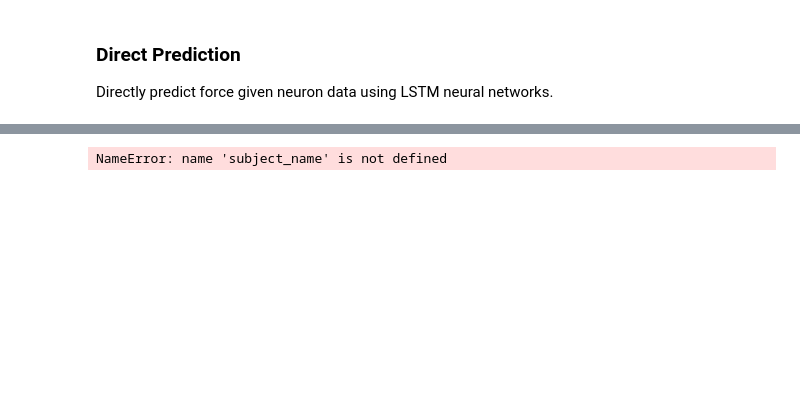
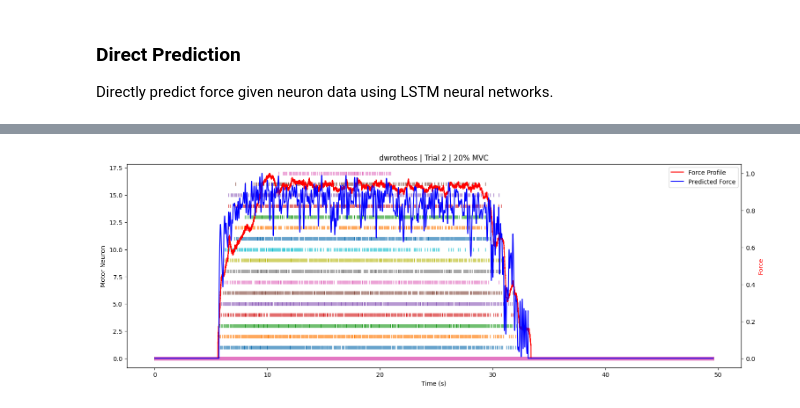
Before and after one commit to paul-bokelman/force-prediction, a Jupyter notebook: main.ipynb, the cells around one changed output, grey strips where cells are left out. Cells and saved outputs as stored; diff of their text form; code cells hidden in the pictures; blank space fills up the shorter version.

```diff
--- a/main.ipynb
+++ b/main.ipynb
@@ -72,6 +83,7 @@ importlib.reload(processing.constants)
 from processing.sanitization import Sanitization
 
 sanitizer = Sanitization(df=df)
-df = sanitizer.sanitize(export=True)
+sanitizer.manually_purge(processing.constants.manually_purged_trials)
+df = sanitizer.sanitize(export=False)
 # %% [output]
 Purging entries with insufficient neuron data...
@@ -147,8 +175,8 @@ KeyboardInterrupt:
 # trial_number = 2
 
 subject_name = 'dwrotheos'
-mvc_level = 60
-trial_number = 3
+mvc_level = 20
+trial_number = 2
 
 # subject_name = 'giannatos'
 # mvc_level = 60
@@ -163,8 +192,6 @@ IndexError: single positional indexer is out-of-bounds
 # %%
 from globals.visualization import visualize_trial
 
-visualize_trial(df, subject=subject_name, mvc_level=mvc_level, trial_number=trial_number,)
-visualize_trial(df, subject=subject_name, mvc_level=mvc_level, trial_number=trial_number, force_data=predicted_force)
 visualize_trial(df, subject=subject_name, mvc_level=mvc_level, trial_number=trial_number, predicted_force=predicted_force)
 # %% [output]
-NameError: name 'subject_name' is not defined
+[figure, added]
```
Also changed, not shown: parts of 7 cells of this notebook, 8 other files.
